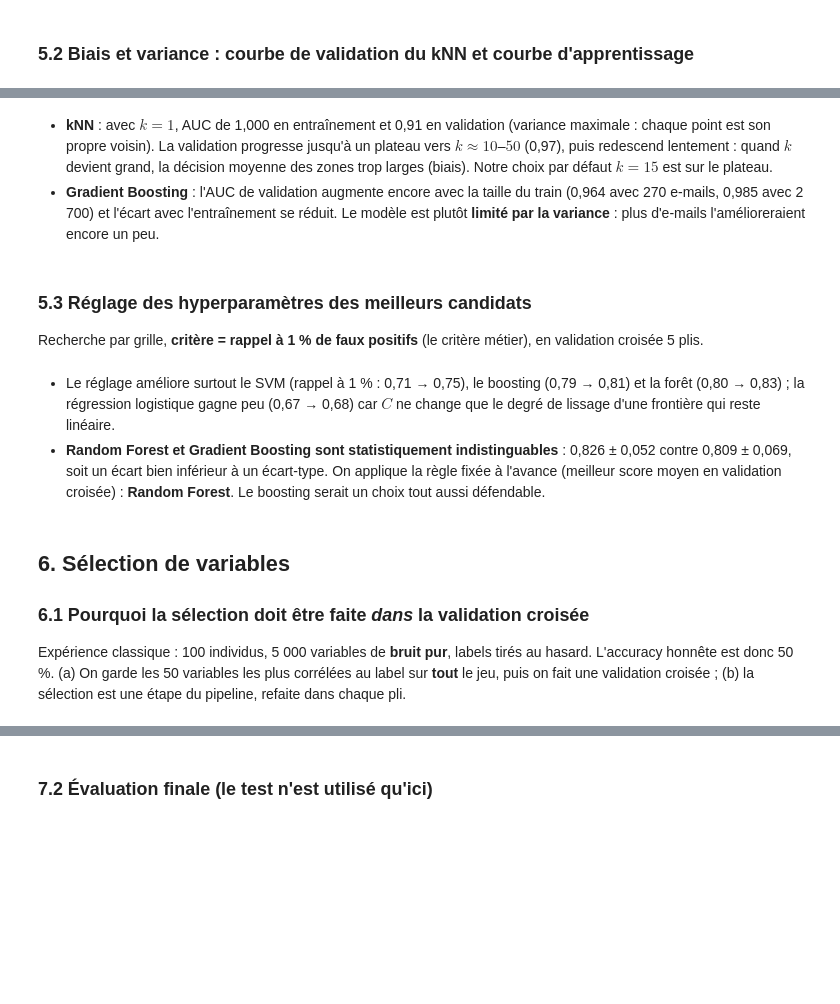
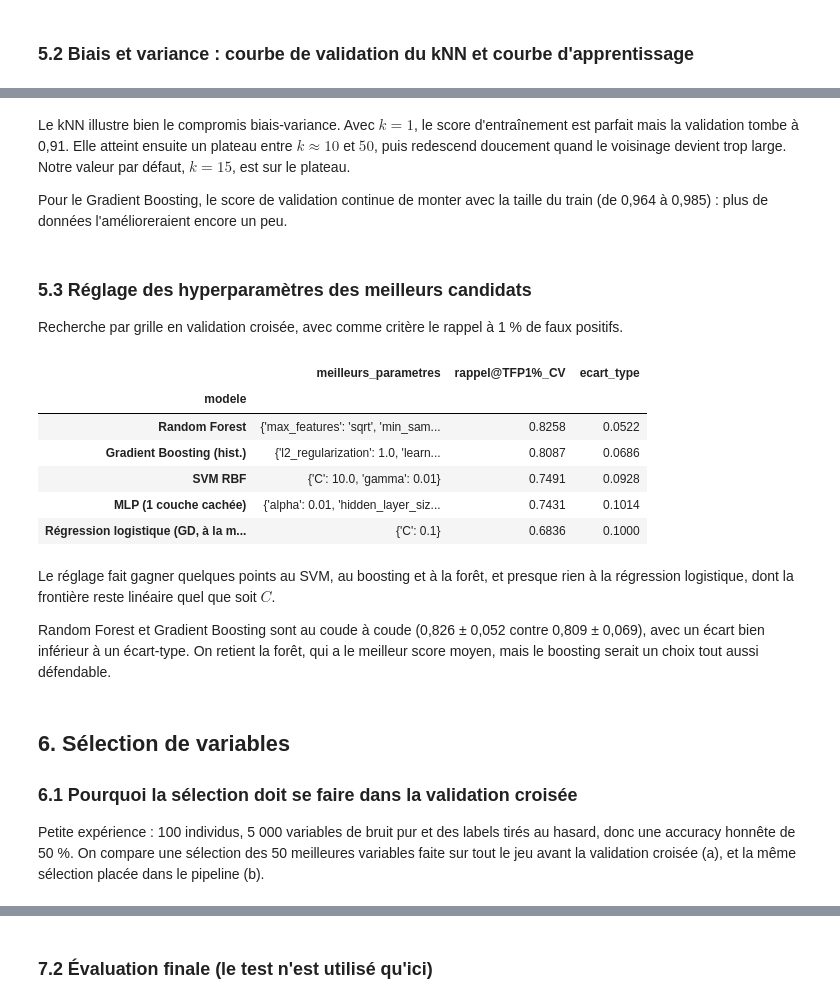
Before and after one commit to amauryjnn/Miniprojet_UE_Machine_Learning, a Jupyter notebook: spam.ipynb, the cells around one changed output, grey strips where cells are left out. Saved outputs shown, nothing was run; the diff lists cells and outputs as text; code cells hidden in the pictures; blank space fills up the shorter version.

```diff
--- a/spam.ipynb
+++ b/spam.ipynb
@@ -302,54 +288,52 @@ plt.tight_layout()
 # %% [markdown]
-- **kNN** : avec $k=1$, AUC de 1,000 en entraînement et 0,91 en validation (variance maximale : chaque point
-  est son propre voisin). La validation progresse jusqu'à un plateau vers $k \approx 10$–$50$ (0,97), puis
-  redescend lentement : quand $k$ devient grand, la décision moyenne des zones trop larges (biais).
-  Notre choix par défaut $k=15$ est sur le plateau.
-- **Gradient Boosting** : l'AUC de validation augmente encore avec la taille du train (0,964 avec 270
-  e-mails, 0,985 avec 2 700) et l'écart avec l'entraînement se réduit. Le modèle est plutôt **limité par la variance** :
-  plus d'e-mails l'amélioreraient encore un peu.
+Le kNN illustre bien le compromis biais-variance. Avec $k=1$, le score d'entraînement est parfait mais la validation tombe à 0,91. Elle atteint ensuite un plateau entre $k \approx 10$ et $50$, puis redescend doucement quand le voisinage devient trop large. Notre valeur par défaut, $k=15$, est sur le plateau.
+
+Pour le Gradient Boosting, le score de validation continue de monter avec la taille du train (de 0,964 à 0,985) : plus de données l'amélioreraient encore un peu.
 # %% [markdown]
 ### 5.3 Réglage des hyperparamètres des meilleurs candidats
 
-Recherche par grille, **critère = rappel à 1 % de faux positifs** (le critère métier), en validation croisée 5 plis.
+Recherche par grille en validation croisée, avec comme critère le rappel à 1 % de faux positifs.
 # %%
 grids = {
     "Gradient Boosting (hist.)": (mw.build_pipeline(models["Gradient Boosting (hist.)"]),
         {"model__learning_rate": [0.05, 0.1], "model__max_leaf_nodes": [15, 31, 63],
          "model__l2_regularization": [0.0, 1.0], "model__max_iter": [500]}),
     "Random Forest": (mw.build_pipeline(models["Random Forest"]),
         {"model__max_features": ["sqrt", 0.2, 0.33], "model__min_samples_leaf": [1, 2, 5],
          "model__n_estimators": [300]}),
     "SVM RBF": (mw.build_pipeline(models["SVM RBF"], log_transform=True),
         {"model__C": [0.3, 1, 3, 10, 30], "model__gamma": ["scale", 0.003, 0.01, 0.03]}),
-    "Régression logistique": (mw.build_pipeline(models["Régression logistique"], log_transform=True),
+    "Régression logistique (GD, à la main)": (mw.build_pipeline(models["Régression logistique (GD, à la main)"], log_transform=True),
         {"model__C": [0.01, 0.03, 0.1, 0.3, 1, 3, 10]}),
     "MLP (1 couche cachée)": (mw.build_pipeline(models["MLP (1 couche cachée)"], log_transform=True),
         {"model__hidden_layer_sizes": [(32,), (64,), (128,), (64, 32)], "model__alpha": [1e-4, 1e-3, 1e-2, 1e-1]}),
 }
 tuned, tuned_rows = {}, []
 for name, (pipe, grid) in grids.items():
     best, table = mw.tune_model(pipe, grid, X_train, y_train, mw.tpr_at_fpr_scorer(0.01), cv)
     tuned[name] = best
     tuned_rows.append({"modele": name, "meilleurs_parametres": table.iloc[[0], :-2].to_dict("records")[0],
                        "rappel@TFP1%_CV": table.loc[0, "mean_test_score"], "ecart_type": table.loc[0, "std_test_score"]})
 pd.set_option("display.max_colwidth", None)
 tuning_summary = pd.DataFrame(tuned_rows).set_index("modele").sort_values("rappel@TFP1%_CV", ascending=False)
 tuning_summary
+# %% [output]
+|  | meilleurs_parametres | rappel@TFP1%_CV | ecart_type |
+| modele |  |  |  |
+| Random Forest | {'max_features': 'sqrt', 'min_sam... | 0.8258 | 0.0522 |
+| Gradient Boosting (hist.) | {'l2_regularization': 1.0, 'learn... | 0.8087 | 0.0686 |
+| SVM RBF | {'C': 10.0, 'gamma': 0.01} | 0.7491 | 0.0928 |
+| MLP (1 couche cachée) | {'alpha': 0.01, 'hidden_layer_siz... | 0.7431 | 0.1014 |
+| Régression logistique (GD, à la m... | {'C': 0.1} | 0.6836 | 0.1000 |
 # %% [markdown]
-- Le réglage améliore surtout le SVM (rappel à 1 % : 0,71 → 0,75), le boosting (0,79 → 0,81) et la forêt
-  (0,80 → 0,83) ; la régression logistique gagne peu (0,67 → 0,68) car $C$ ne change que le degré de lissage
-  d'une frontière qui reste linéaire.
-- **Random Forest et Gradient Boosting sont statistiquement indistinguables** : 0,826 ± 0,052 contre
-  0,809 ± 0,069, soit un écart bien inférieur à un écart-type. On applique la règle fixée à l'avance
-  (meilleur score moyen en validation croisée) : **Random Forest**. Le boosting serait un choix tout aussi défendable.
+Le réglage fait gagner quelques points au SVM, au boosting et à la forêt, et presque rien à la régression logistique, dont la frontière reste linéaire quel que soit $C$.
+
+Random Forest et Gradient Boosting sont au coude à coude (0,826 ± 0,052 contre 0,809 ± 0,069), avec un écart bien inférieur à un écart-type. On retient la forêt, qui a le meilleur score moyen, mais le boosting serait un choix tout aussi défendable.
 # %% [markdown]
 ## 6. Sélection de variables
 
-### 6.1 Pourquoi la sélection doit être faite *dans* la validation croisée
+### 6.1 Pourquoi la sélection doit se faire dans la validation croisée
 
-Expérience classique : 100 individus, 5 000 variables de **bruit pur**, labels tirés au hasard.
-L'accuracy honnête est donc 50 %. (a) On garde les 50 variables les plus corrélées au label sur
-**tout** le jeu, puis on fait une validation croisée ; (b) la sélection est une étape du pipeline,
-refaite dans chaque pli.
+Petite expérience : 100 individus, 5 000 variables de bruit pur et des labels tirés au hasard, donc une accuracy honnête de 50 %. On compare une sélection des 50 meilleures variables faite sur tout le jeu avant la validation croisée (a), et la même sélection placée dans le pipeline (b).
 # %%
 mw.selection_leakage_demo(n_samples=100, n_features=5000, k=50, seed=0)
```
Also changed, not shown: parts of 42 cells of this notebook.
